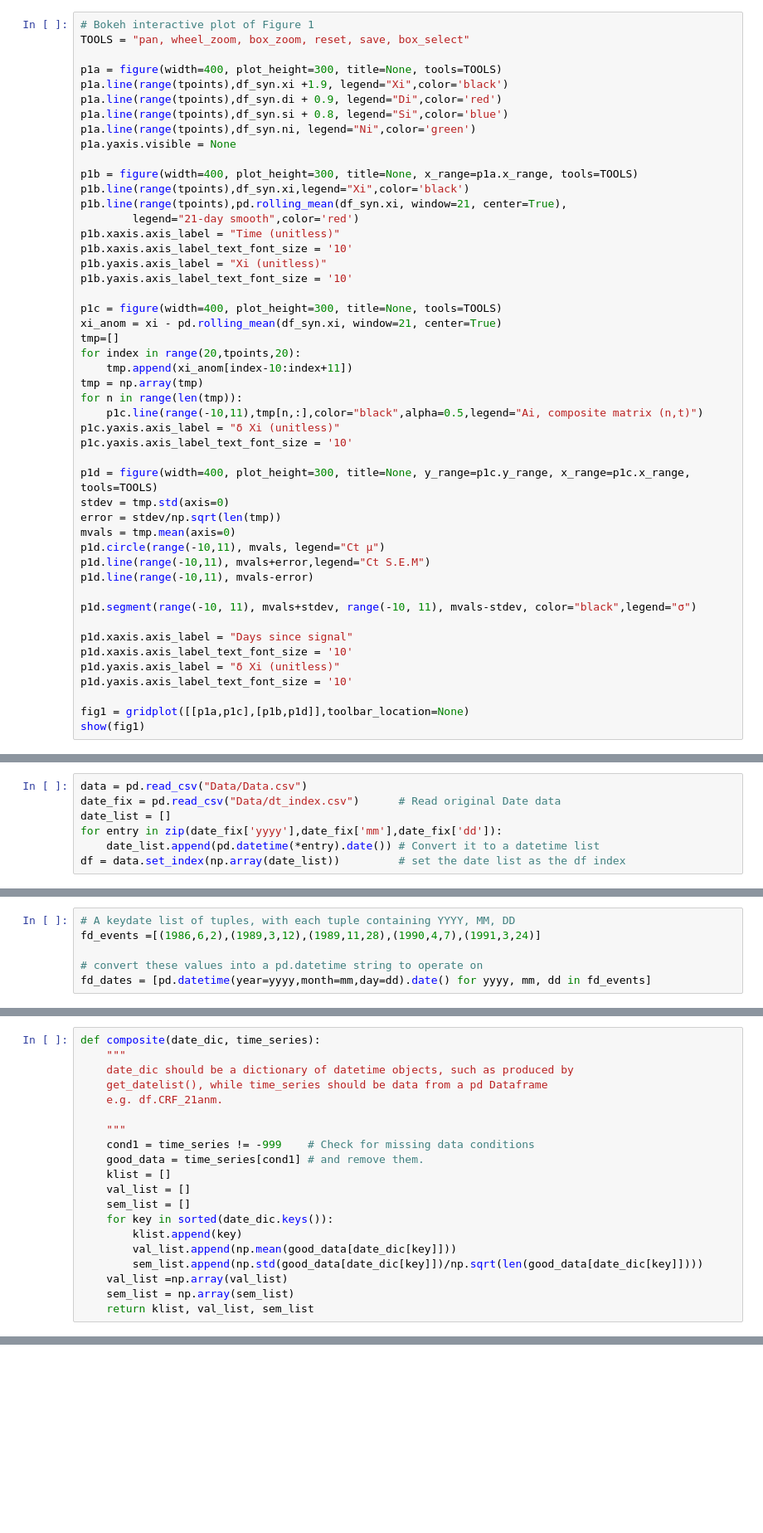
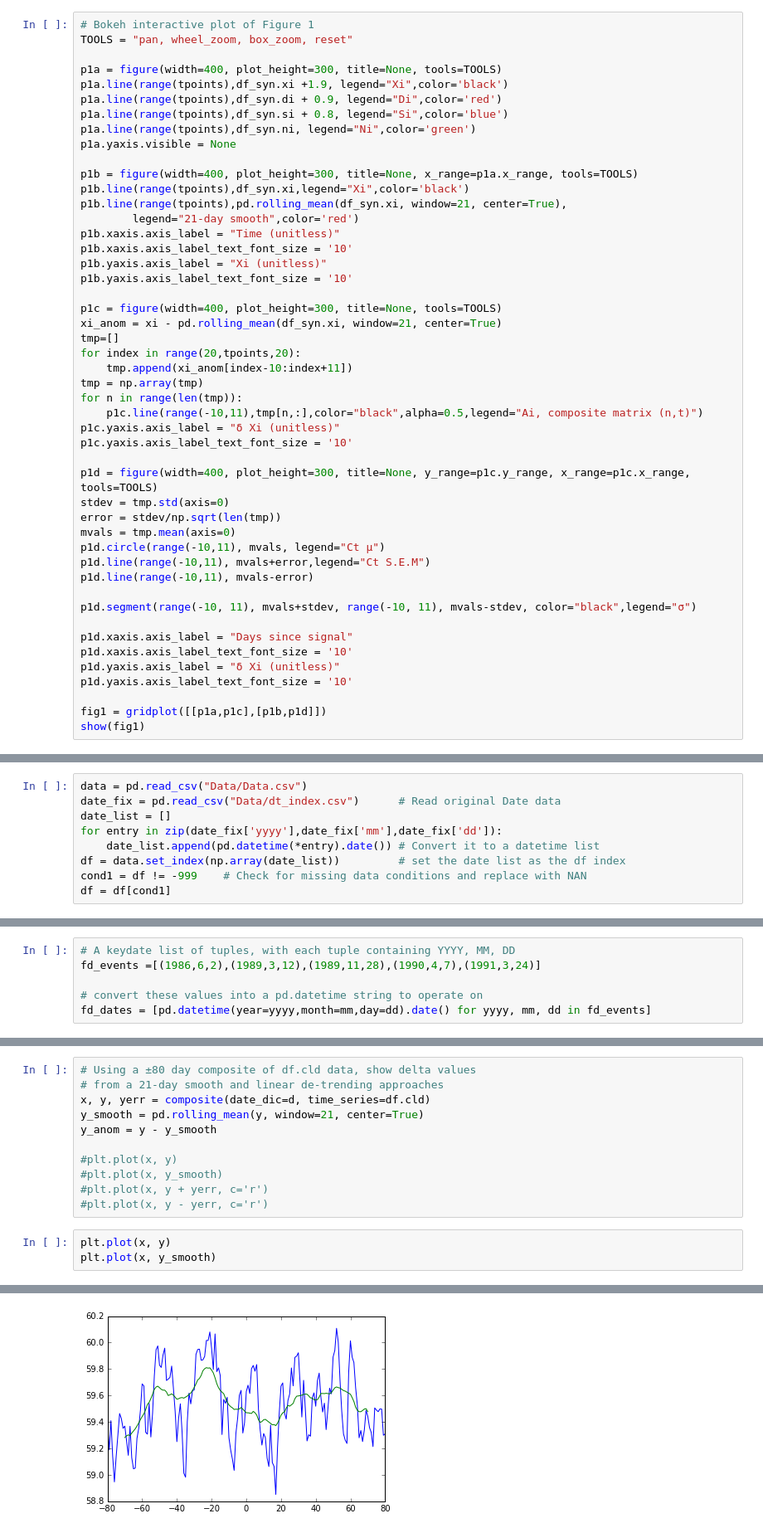
Before and after one commit to benlaken/Composite_methods_LC13, a Jupyter notebook: Composite_method_examples.ipynb, the cells around one changed output, grey strips where cells are left out. Shown at 83% size. Saved outputs shown, nothing was run; the diff lists cells and outputs as text; blank space fills up the shorter version.

Commit message:
working on figure 4

```diff
--- a/Composite_method_examples.ipynb
+++ b/Composite_method_examples.ipynb
@@ -60,7 +64,7 @@ df_syn = pd.DataFrame(np.c_[xi, ni, di, si], columns=["xi", "ni", "di", "si"])
 #df_syn.head()
 # %%
 # Bokeh interactive plot of Figure 1
-TOOLS = "pan, wheel_zoom, box_zoom, reset, save, box_select"
+TOOLS = "pan, wheel_zoom, box_zoom, reset"
 
 p1a = figure(width=400, plot_height=300, title=None, tools=TOOLS)
 p1a.line(range(tpoints),df_syn.xi +1.9, legend="Xi",color='black')
@@ -104,7 +108,7 @@ p1d.xaxis.axis_label_text_font_size = '10'
 p1d.yaxis.axis_label = "δ Xi (unitless)"
 p1d.yaxis.axis_label_text_font_size = '10'
 
-fig1 = gridplot([[p1a,p1c],[p1b,p1d]],toolbar_location=None)
+fig1 = gridplot([[p1a,p1c],[p1b,p1d]])
 show(fig1)
 # %% [output]
 [interactive output not drawn]
@@ -139,6 +143,8 @@ date_list = []
 for entry in zip(date_fix['yyyy'],date_fix['mm'],date_fix['dd']):
     date_list.append(pd.datetime(*entry).date()) # Convert it to a datetime list
 df = data.set_index(np.array(date_list))         # set the date list as the df index
+cond1 = df != -999    # Check for missing data conditions and replace with NAN
+df = df[cond1]
 # %% [markdown]
 The dataframe contains the following from 1983-07-01 to 2009-12-31:
 
@@ -286,23 +410,3 @@ d = get_datelist(key_dates=fd_dates, period=40)
-# %%
-def composite(date_dic, time_series):
-    """
-    date_dic should be a dictionary of datetime objects, such as produced by
-    get_datelist(), while time_series should be data from a pd Dataframe
-    e.g. df.CRF_21anm.
-
-    """
-    cond1 = time_series != -999    # Check for missing data conditions
-    good_data = time_series[cond1] # and remove them.
-    klist = []
-    val_list = []
-    sem_list = []
-    for key in sorted(date_dic.keys()):
-        klist.append(key)
-        val_list.append(np.mean(good_data[date_dic[key]]))
-        sem_list.append(np.std(good_data[date_dic[key]])/np.sqrt(len(good_data[date_dic[key]])))
-    val_list =np.array(val_list)
-    sem_list = np.array(sem_list)
-    return klist, val_list, sem_list
 # %%
 x, y, yerr = composite(date_dic=d, time_series=df.CRF_21anm)
 
@@ -347,0 +419,15 @@ for day in sorted(fig4a_rnd):
+# %%
+# Using a ±80 day composite of df.cld data, show delta values
+# from a 21-day smooth and linear de-trending approaches
+x, y, yerr = composite(date_dic=d, time_series=df.cld)
+y_smooth = pd.rolling_mean(y, window=21, center=True)
+y_anom = y - y_smooth
+
+#plt.plot(x, y)
+#plt.plot(x, y_smooth)
+#plt.plot(x, y + yerr, c='r')
+#plt.plot(x, y - yerr, c='r')
+# %%
+plt.plot(x, y)
+plt.plot(x, y_smooth)
+# %% [output]
@@ -347,0 +435 @@ for day in sorted(fig4a_rnd):
+[figure, added]
```
Also changed, not shown: parts of 31 cells of this notebook.
